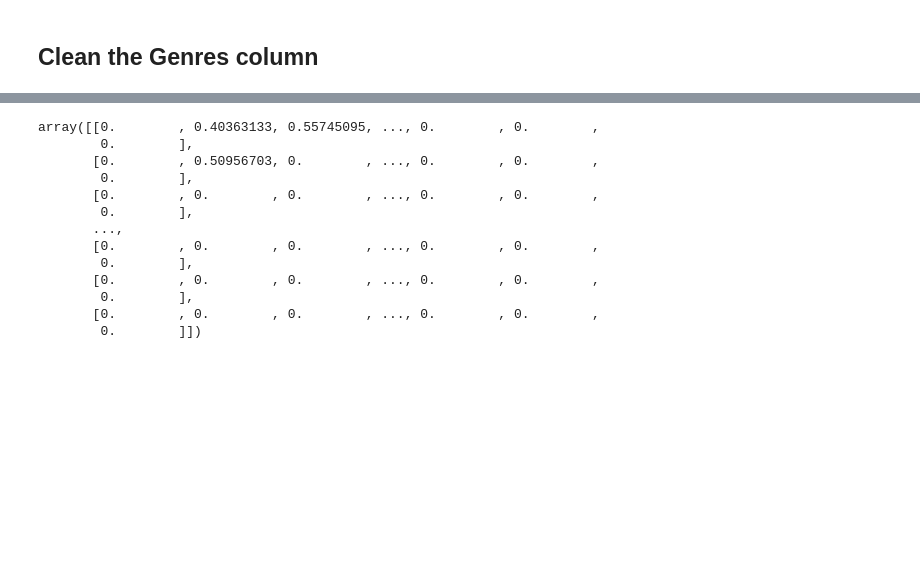
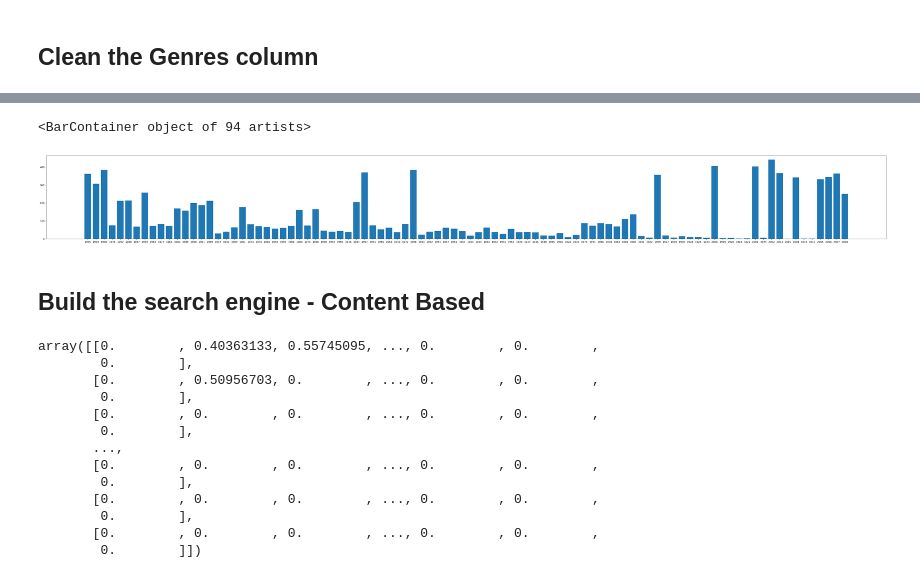
Before and after one commit to himanshuchuri/Netflix_price_data_recomendation_system, a Jupyter notebook: recomendation.ipynb, the cells around one changed output, grey strips where cells are left out. Cells and saved outputs as stored; diff of their text form; code cells hidden in the pictures; blank space fills up the shorter version.

```diff
--- a/recomendation.ipynb
+++ b/recomendation.ipynb
@@ -39,3 +77,15 @@ genres =  movies_df['genres'].str.replace('|'," ")
+# %%
+year_dict ={}
+for y in movies_df["year_released"]:
+    year_dict[y] = year_dict.get(y,0)+1
+# %%
+fig2 = plt.figure(figsize=(60,6))
+plt.bar(height=year_dict.values(),x = year_dict.keys())
+# %% [output]
+<BarContainer object of 94 artists>
+[figure, added]
+# %% [markdown]
+## Build the search engine - Content Based
 # %%
 tfidf = TfidfVectorizer(token_pattern='\w+', lowercase=True)
 tfidf_matrix = tfidf.fit_transform(genres)
```
Also changed, not shown: parts of 32 cells of this notebook, 1 other file.
